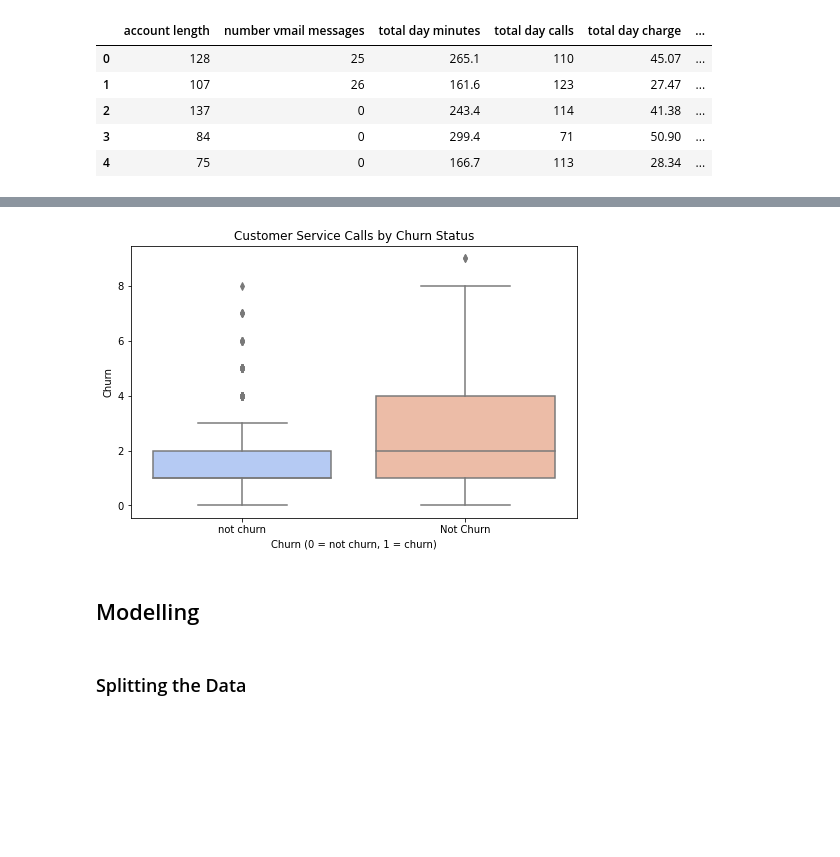
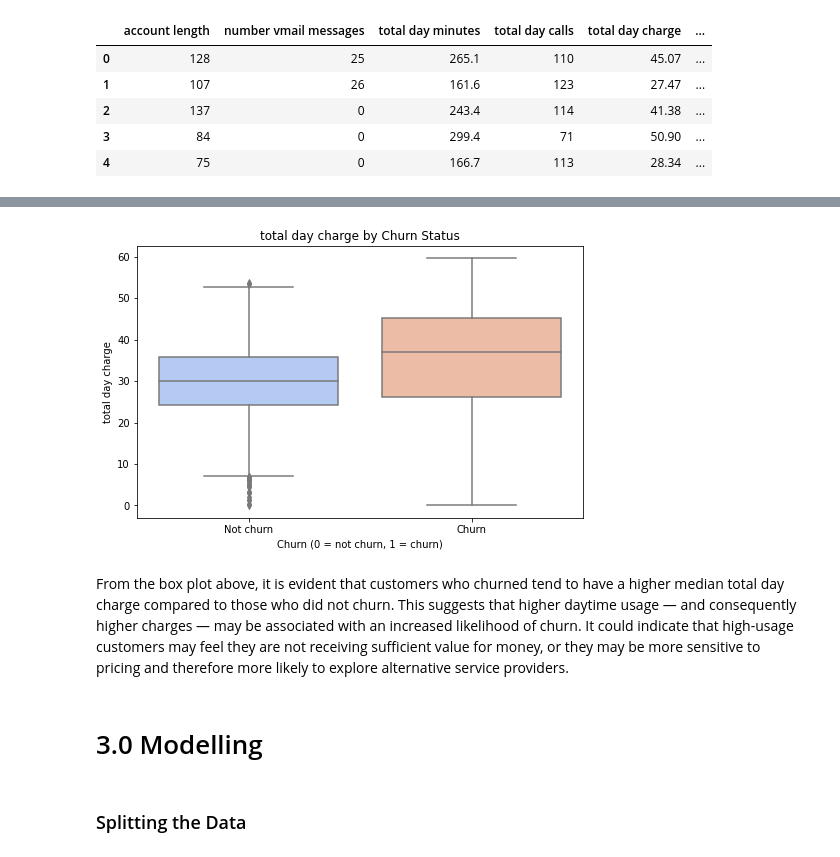
Before and after one commit to Murugi001/Phase-3-Project, a Jupyter notebook: index.ipynb, the cells around one changed output, grey strips where cells are left out. Drawn from its saved outputs; the diff is of its cells as text; code cells hidden in the pictures; blank space fills up the shorter version.

```diff
--- a/index.ipynb
+++ b/index.ipynb
@@ -215,16 +217,18 @@ df_enconded.head()
 # %%
-# Box plot of customer service calls by churn status
+# Box plot of total day charge by churn status
 plt.figure(figsize=(8, 5))
-sns.boxplot(data=df_enconded, x='churn', y='customer service calls', palette='coolwarm')
-plt.title('Customer Service Calls by Churn Status')
+sns.boxplot(data=df_enconded, x='churn', y='total day charge', palette='coolwarm')
+plt.title('total day charge by Churn Status')
 plt.xlabel('Churn (0 = not churn, 1 = churn)')
-plt.ylabel('Churn')
-plt.xticks(ticks=[0, 1], labels=['not churn', 'Not Churn'])
+plt.ylabel('total day charge')
+plt.xticks(ticks=[0, 1], labels=['Not churn', 'Churn'])
 plt.show()
 # %% [output]
-[figure, old version]
+[figure, new version]
+# %% [markdown]
+From the box plot above, it is evident that customers who churned tend to have a higher median total day charge compared to those who did not churn. This suggests that higher daytime usage — and consequently higher charges — may be associated with an increased likelihood of churn. It could indicate that high-usage customers may feel they are not receiving sufficient value for money, or they may be more sensitive to pricing and therefore more likely to explore alternative service providers.
 # %% [markdown]
-## Modelling
+# 3.0 Modelling
 # %% [markdown]
 ### Splitting the Data
 # %%
```
Also changed, not shown: parts of 28 cells of this notebook.
